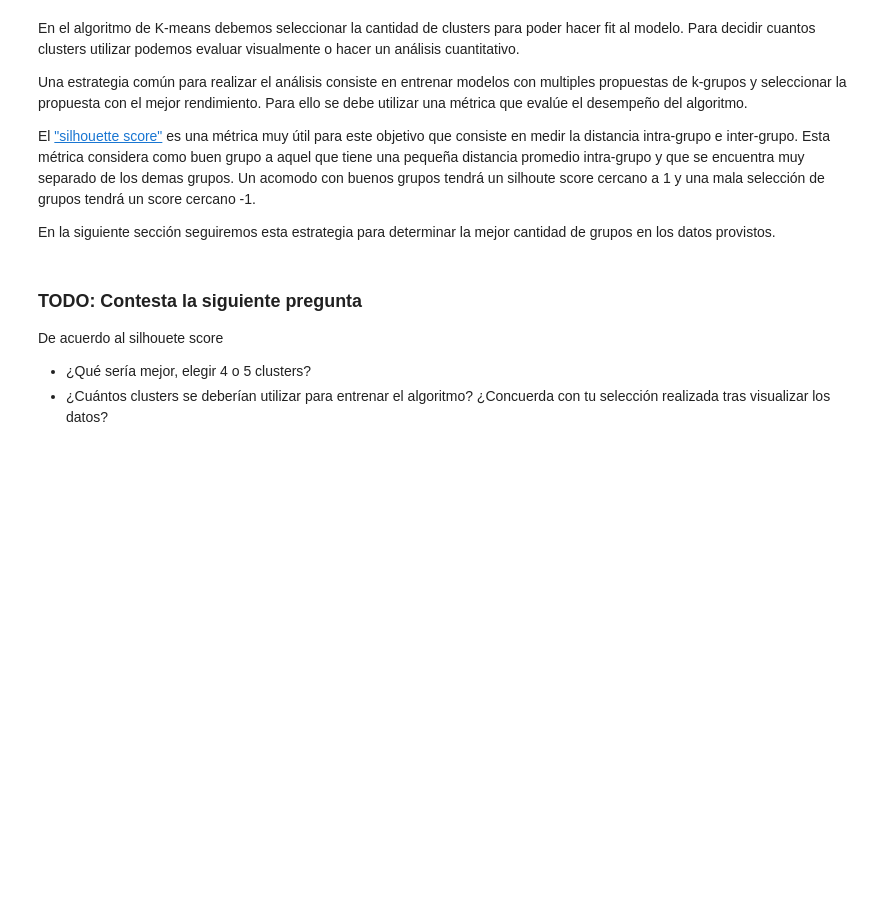
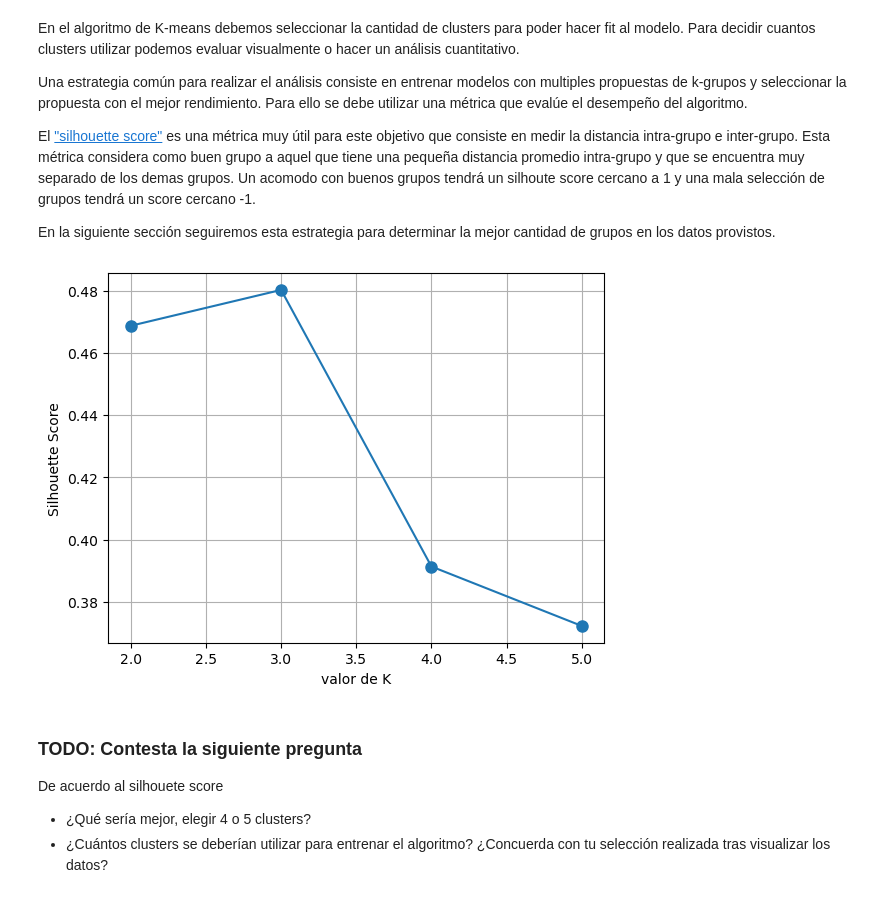
Before and after one commit to marianovba/ML23_LosGoons, a Jupyter notebook: ml23/ejercicio_4_Unsupervised/clustering.ipynb, the cells around one changed output. Saved outputs shown, nothing was run; the diff lists cells and outputs as text; code cells hidden in the pictures; blank space fills up the shorter version.

```diff
--- a/ml23/ejercicio_4_Unsupervised/clustering.ipynb
+++ b/ml23/ejercicio_4_Unsupervised/clustering.ipynb
@@ -65,21 +66,24 @@ En la siguiente sección seguiremos esta estrategia para determinar la mejor can
 # %%
 from sklearn.metrics import silhouette_score
 
 Ks = range(2,6)
 scores = []
 for k in Ks:
     kmeans = KMeans(n_clusters=k, random_state=0).fit(X)
     # TODO: Obten el silhouete score de nuestro modelo
     # ====== Start of solution =====
-    score = ...
+
+    score = silhouette_score(X,labels=kmeans.labels_)
     # ====== End of solution =====
     scores.append(score)
 
 plt.plot(Ks,scores,'-o', markersize=8)
 plt.xlabel("valor de K")
 plt.ylabel("Silhouette Score")
 plt.grid()
 plt.show()
+# %% [output]
+[figure, added]
 # %% [markdown]
 ### TODO: Contesta la siguiente pregunta
 
```
Also changed, not shown: parts of 4 cells of this notebook.
